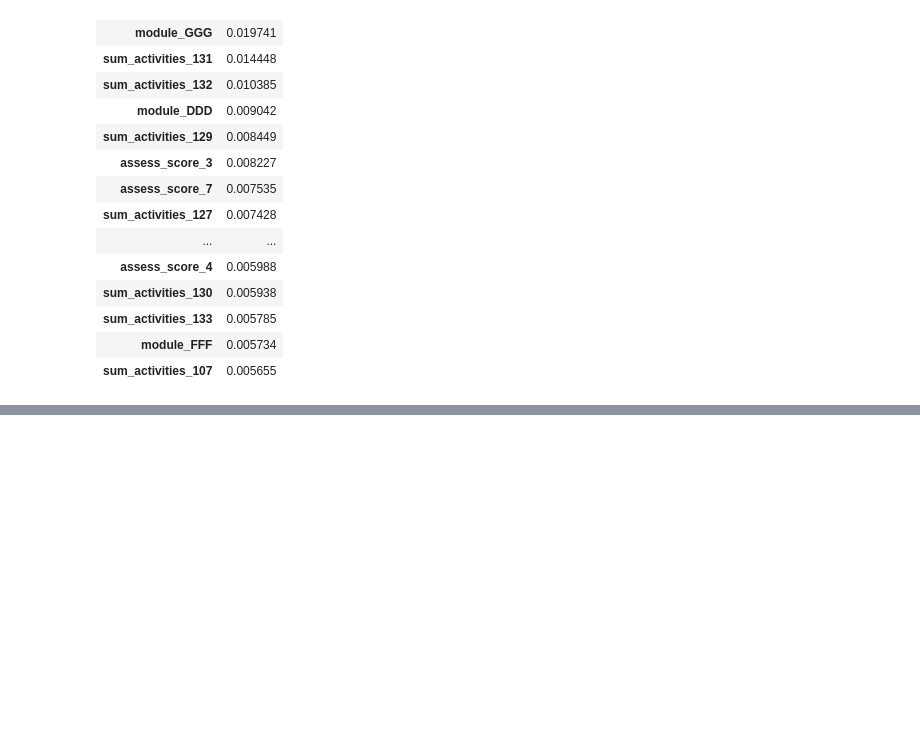
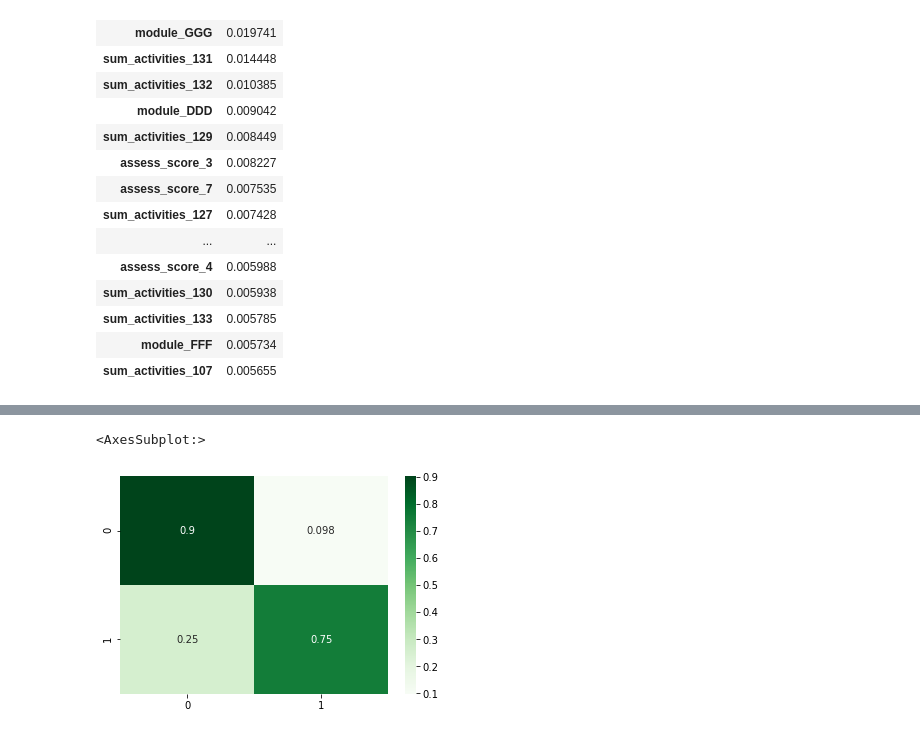
Before and after one commit to Caellwyn/ou_student_predictions, a Jupyter notebook: notebooks/shallow_timeseries_models.ipynb, the cells around one changed output, grey strips where cells are left out. Cells and saved outputs as stored; diff of their text form; code cells hidden in the pictures; blank space fills up the shorter version.

Commit message:
add oversampling with SMOTENC

```diff
--- a/notebooks/shallow_timeseries_models.ipynb
+++ b/notebooks/shallow_timeseries_models.ipynb
@@ -213,0 +306,27 @@ plot_confusion_matrix(model, X_test, y_test, cmap='Greens')
+# %%
+categoricals = [502, 501, 500, 499, 498, 497, 496]
+smotenc = SMOTENC(categoricals, random_state=111)
+os_X_train, os_y_train = smotenc.fit_resample(X_train, y_train)
+os_X_t, os_y_t = smotenc.fit_resample(X_t, y_t)
+# %%
+clf.fit(os_X_t, os_y_t, eval_metric='logloss')
+y_score = clf.predict_proba(X_val)[:,1]
+
+thresh_accuracy = pd.DataFrame(columns= ['accuracy', 'f1_score'],
+                              index = [x/100 for x in range(60,80)])
+thresh_accuracy.index.name = 'Threshold'
+
+for thresh in range(10, 90):
+    thresh /= 100
+    yhat = pd.Series(y_score).apply(lambda x: 1 if x >= thresh else 0)
+    accuracy = accuracy_score(y_val, yhat)
+    f1 = f1_score(y_val, yhat)
+    roc = roc_auc_score(y_val, y_score)
+    pr = average_precision_score(y_val, y_score)
+    thresh_accuracy.loc[thresh, 'accuracy'] = accuracy
+    thresh_accuracy.loc[thresh, 'f1_score'] = f1
+
+print('ROC_AUC: ', roc)
+print('PR_AUC: ', pr)
+thresh_accuracy = thresh_accuracy.sort_values(by='f1_score', ascending=False)
+thresh_accuracy.head(5)
@@ -213,0 +343,10 @@ plot_confusion_matrix(model, X_test, y_test, cmap='Greens')
+# %%
+best_thresh = thresh_accuracy.index[0]
+
+yhat = [1 if x >= best_thresh else 0 for x in y_score]
+
+confusion  = confusion_matrix(y_val, yhat, normalize='true')
+heatmap(confusion, annot=True, cmap='Greens')
+# %% [output]
+<AxesSubplot:>
+[figure, added]
```
Also changed, not shown: parts of 15 cells of this notebook, 6 other files.
